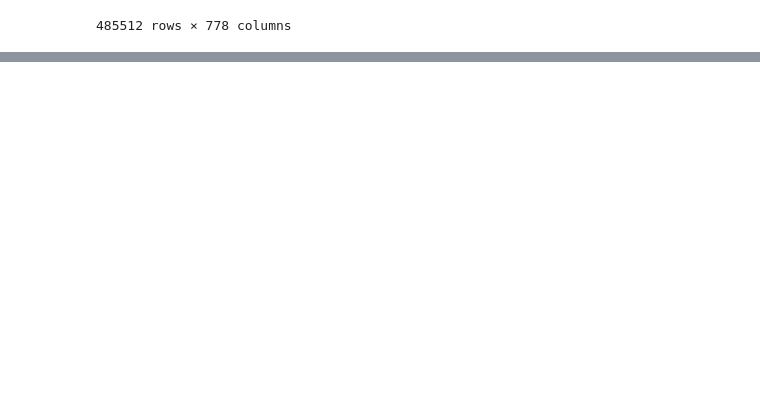
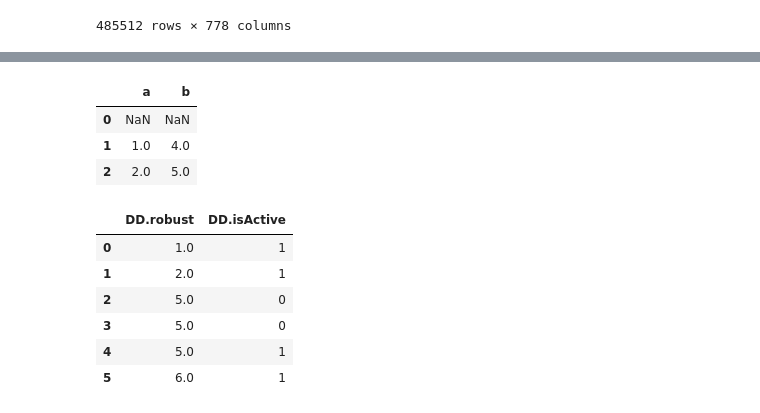
Before and after one commit to binweiyan/code, a Jupyter notebook: Untitled-1.ipynb, the cells around one changed output, grey strips where cells are left out. Saved outputs shown, nothing was run; the diff lists cells and outputs as text; code cells hidden in the pictures; blank space fills up the shorter version.

```diff
--- a/Untitled-1.ipynb
+++ b/Untitled-1.ipynb
@@ -117,0 +161,28 @@ pd.read_csv('~/Documents/Alina/GSE78874_datSignal.csv')
+# %%
+a = pd.DataFrame({'a': [1, 2, 3], 'b': [4, 5, 6]})
+a.shift(1)
+# %% [output]
+|  | a | b |
+| 0 | NaN | NaN |
+| 1 | 1.0 | 4.0 |
+| 2 | 2.0 | 5.0 |
+# %%
+#data has column DD.robust and DD.isActive
+#set all DD.robust to Nan if DD.isActive is 0
+#if DD.robust is Nan, set it to the next DD.robust which is not Nan
+import numpy
+data = pd.DataFrame({'DD.robust': [1, 2, 3, 4, 5, 6], 'DD.isActive': [1, 1, 0, 0, 1, 1]})
+#make a copy of the data
+data['DD.robust'] = data['DD.robust'].copy()
+data['DD.robust'][data['DD.isActive'] == 0] = numpy.nan
+data['DD.robust'] = data['DD.robust'].fillna(method = 'bfill')
+# %%
+data
+# %% [output]
+|  | DD.robust | DD.isActive |
+| 0 | 1.0 | 1 |
+| 1 | 2.0 | 1 |
+| 2 | 5.0 | 0 |
+| 3 | 5.0 | 0 |
+| 4 | 5.0 | 1 |
+| 5 | 6.0 | 1 |
```
Also changed, not shown: parts of 3 cells of this notebook.
